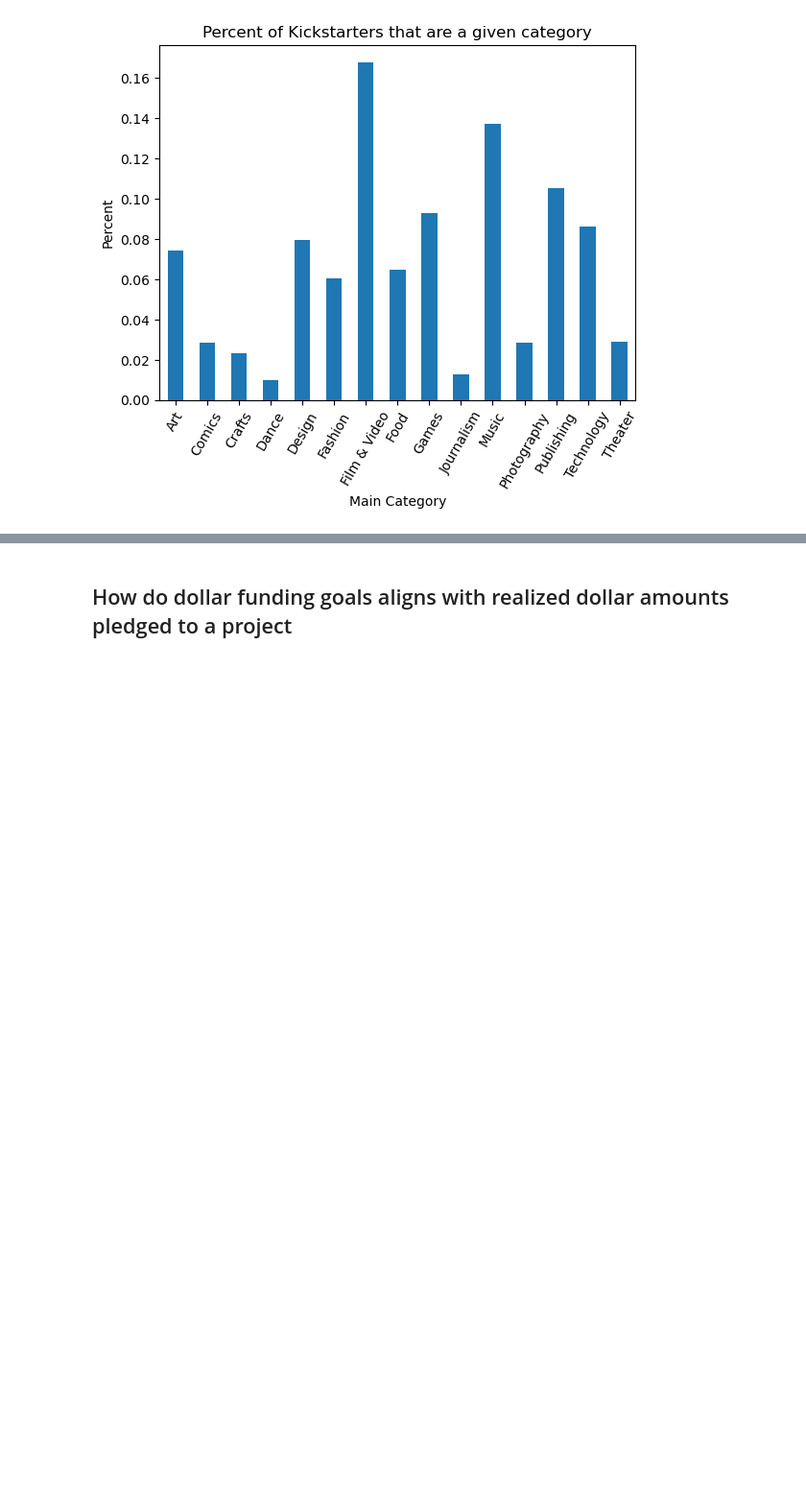
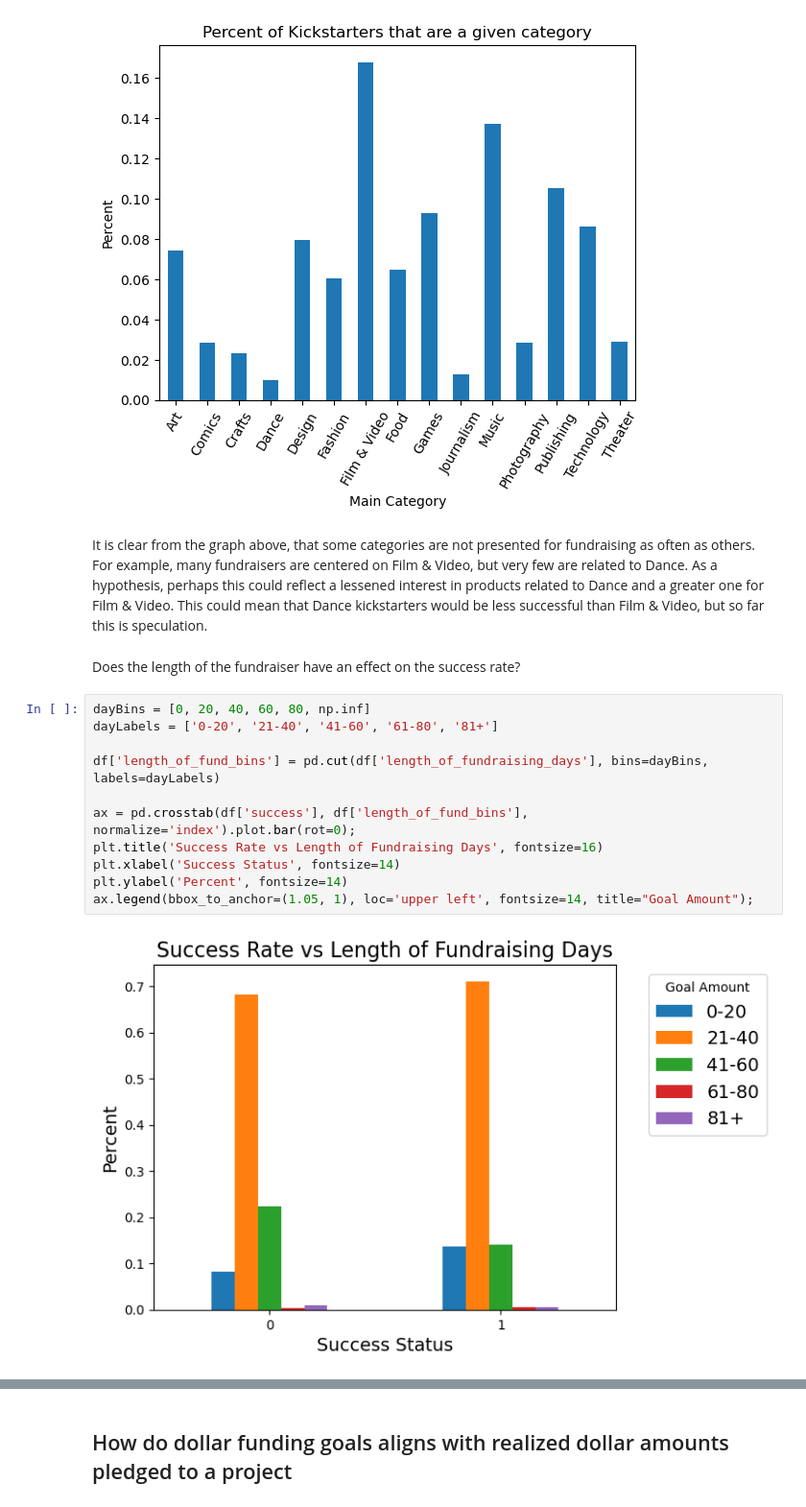
Before and after one commit to connor-bennett/Proejct-Two, a Jupyter notebook: KickStarter.ipynb, the cells around one changed output, grey strips where cells are left out. Shown: that part at 96% size. Saved outputs shown, nothing was run; the diff lists cells and outputs as text; blank space fills up the shorter version.

```diff
--- a/KickStarter.ipynb
+++ b/KickStarter.ipynb
@@ -145,3 +147,20 @@ plt.xlabel("Main Category")
 plt.show();
 # %% [output]
 [figure]
+# %% [markdown]
+It is clear from the graph above, that some categories are not presented for fundraising as often as others. For example, many fundraisers are centered on Film & Video, but very few are related to Dance. As a hypothesis, perhaps this could reflect a lessened interest in products related to Dance and a greater one for Film & Video. This could mean that Dance kickstarters would be less successful than Film & Video, but so far this is speculation.
+# %% [markdown]
+Does the length of the fundraiser have an effect on the success rate?
+# %%
+dayBins = [0, 20, 40, 60, 80, np.inf]
+dayLabels = ['0-20', '21-40', '41-60', '61-80', '81+']
+
+df['length_of_fund_bins'] = pd.cut(df['length_of_fundraising_days'], bins=dayBins, labels=dayLabels)
+
+ax = pd.crosstab(df['success'], df['length_of_fund_bins'], normalize='index').plot.bar(rot=0);
+plt.title('Success Rate vs Length of Fundraising Days', fontsize=16)
+plt.xlabel('Success Status', fontsize=14)
+plt.ylabel('Percent', fontsize=14)
+ax.legend(bbox_to_anchor=(1.05, 1), loc='upper left', fontsize=14, title="Goal Amount");
+# %% [output]
+[figure, added]
```
Also changed, not shown: parts of 8 cells of this notebook.
